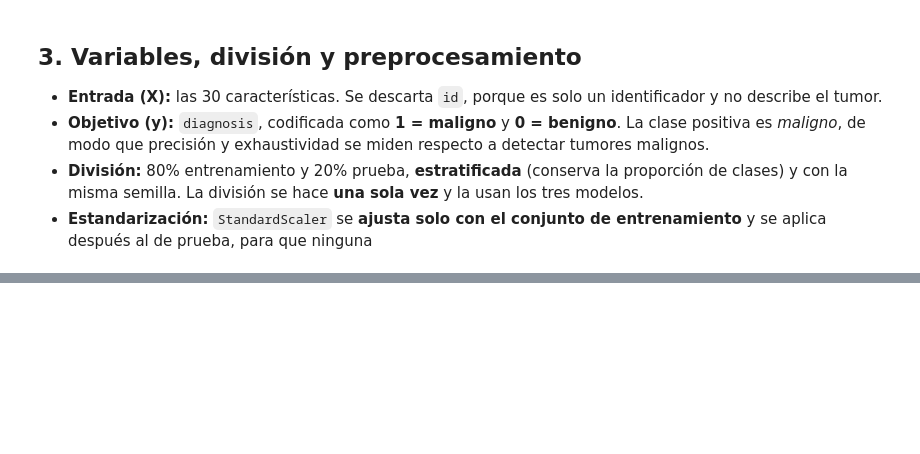
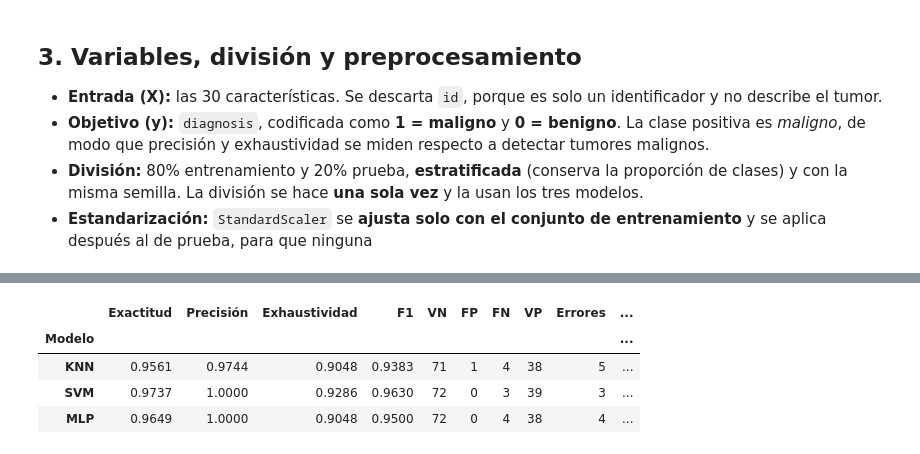
Before and after one commit to strawrabbit0424/comparacion-knn-svm-mlp, a Jupyter notebook: Comparacion_KNN_SVM_MLP.ipynb, the cells around one changed output, grey strips where cells are left out. Cells and saved outputs as stored; diff of their text form; code cells hidden in the pictures; blank space fills up the shorter version.

Commit message:
Agrega entrenamiento y evaluacion de KNN SVM y MLP

```diff
--- a/Comparacion_KNN_SVM_MLP.ipynb
+++ b/Comparacion_KNN_SVM_MLP.ipynb
@@ -131,0 +150,27 @@ print("\nTras estandarizar (entrenamiento): media máxima en valor absoluto =",
+# %%
+modelos = {
+    "KNN": KNeighborsClassifier(n_neighbors=5),
+    "SVM": SVC(kernel="rbf", C=1.0, gamma="scale", random_state=SEED),
+    "MLP": MLPClassifier(hidden_layer_sizes=(32, 16), max_iter=1000, random_state=SEED),
+}
+
+def evaluar(nombre, modelo, Xtr, ytr, Xte, yte):
+    t0 = time.perf_counter(); modelo.fit(Xtr, ytr); t_fit = time.perf_counter() - t0
+    pred = modelo.predict(Xte)
+    vn, fp, fn, vp = confusion_matrix(yte, pred).ravel()
+    return {"Modelo": nombre, "Exactitud": accuracy_score(yte, pred), "Precisión": precision_score(yte, pred),
+            "Exhaustividad": recall_score(yte, pred), "F1": f1_score(yte, pred),
+            "VN": vn, "FP": fp, "FN": fn, "VP": vp, "Errores": fp + fn, "Tiempo de entrenamiento (s)": t_fit}, pred
+
+filas, predicciones = [], {}
+for nombre, modelo in modelos.items():
+    fila, pred = evaluar(nombre, modelo, X_train_s, y_train, X_test_s, y_test)
+    filas.append(fila); predicciones[nombre] = pred
+resultados = pd.DataFrame(filas).set_index("Modelo")
+display(resultados.round(4))
+# %% [output]
+|  | Exactitud | Precisión | Exhaustividad | F1 | VN | FP | FN | VP | Errores | ... |
+| Modelo |  |  |  |  |  |  |  |  |  | ... |
+| KNN | 0.9561 | 0.9744 | 0.9048 | 0.9383 | 71 | 1 | 4 | 38 | 5 | ... |
+| SVM | 0.9737 | 1.0000 | 0.9286 | 0.9630 | 72 | 0 | 3 | 39 | 3 | ... |
+| MLP | 0.9649 | 1.0000 | 0.9048 | 0.9500 | 72 | 0 | 4 | 38 | 4 | ... |
```
Also changed, not shown: parts of 2 cells of this notebook.
